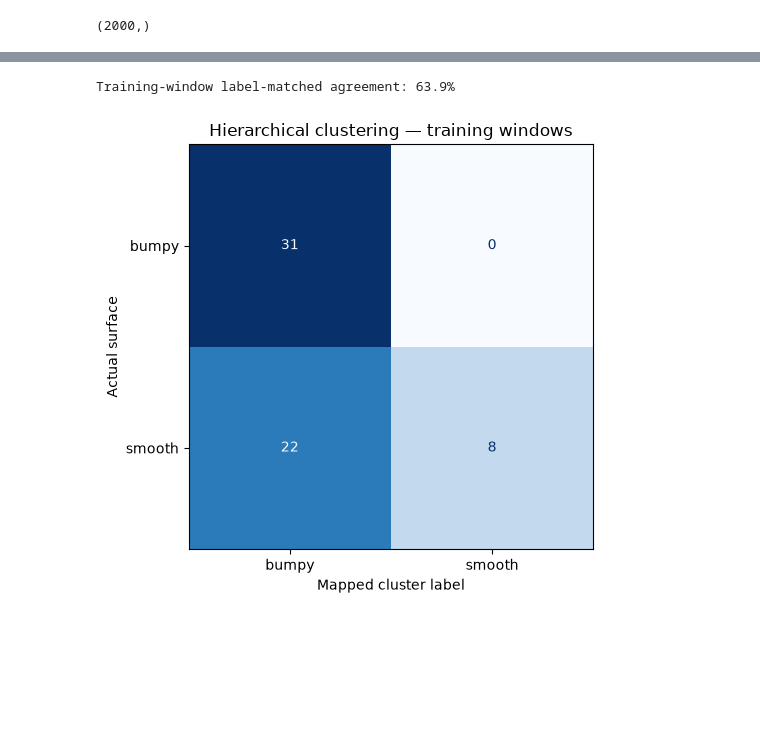
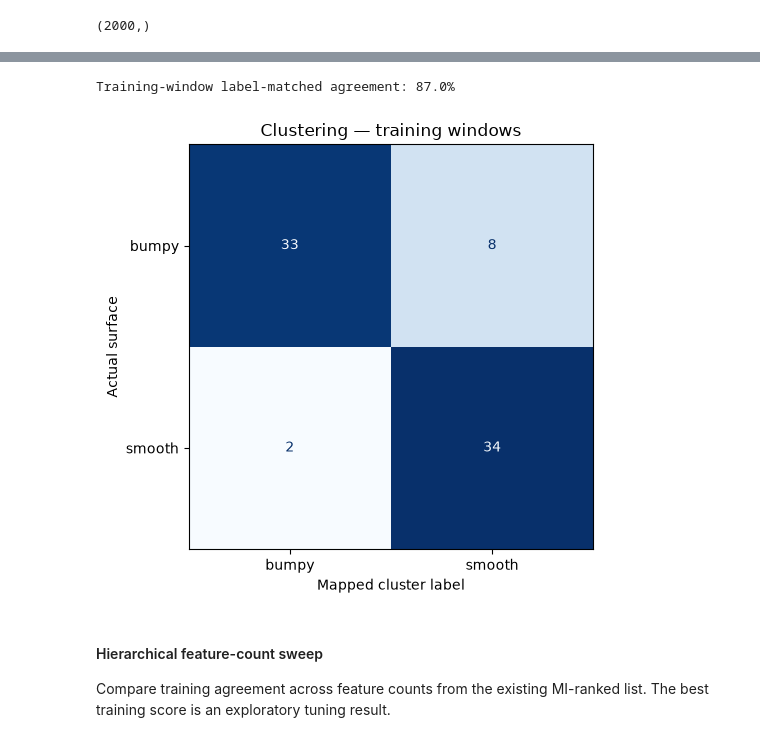
Before and after one commit to kostasparma/Machine_Learning_for_rides, a Jupyter notebook: group18_anna.ipynb, the cells around one changed output, grey strips where cells are left out. Cells and saved outputs as stored; diff of their text form; code cells hidden in the pictures; blank space fills up the shorter version.

Commit message:
Use more unsupervised methods

```diff
--- a/group18_anna.ipynb
+++ b/group18_anna.ipynb
@@ -567,13 +737,13 @@ def create_windows(df, sampling_rate=100, window_seconds=20, overlap_seconds=5):
 # %%
 all_windows = []
 
-for df in trimmed_recordings:
+for df in oriented_recordings:
 
     recording_windows = create_windows(
         df,
         sampling_rate=100,
         window_seconds=20,
-        overlap_seconds=5  #Try it with an overlap of 4 seconds
+        overlap_seconds=5
     )
 
     all_windows.extend(recording_windows)
@@ -637,6 +809,7 @@ acc.shape
 # %%
 def extract_features(window):
 
+    """Return per-window sensor statistics, magnitudes, and identifying labels."""
     window = window.copy()
 
     # Magnitudes
@@ -1257,5 +1436,5 @@ weighted avg       1.00      1.00      1.00         6
 # %%
-selected_features = 37
+selected_features = 7
 top_selected_featues = top_k_features[:selected_features]
 X_train_scaled[top_selected_featues]
 # %% [output]
@@ -1329,6 +1519,10 @@ window_labels = features_df.loc[X_train.index, "window_id"].tolist()
 # %%
 # write your Clustering function here
 def perform_clustering(data, method="single"):
+    """Fit the chosen linkage method and return two cluster assignments.
+
+    Return the linkage matrix, cluster IDs, and a display cut height.
+    Tied merge heights may prevent a horizontal line showing the split."""
     Z = linkage(data, method=method)
 
     # Explicitly create two clusters.
@@ -1341,14 +1535,12 @@ def perform_clustering(data, method="single"):
         print("Tied merge heights: a horizontal line cannot show "
               "the exact two-cluster split.")
 
-    print(f"Number of clusters formed: {len(np.unique(clusters))}")
-
     return Z, clusters, distance_threshold
 
 
 Z, clusters, distance_threshold = perform_clustering(
     X_train_scaled[top_selected_featues],
-    method="single"
+    method="complete"
 )
 
 window_labels = features_df.loc[
@@ -1363,6 +1558,11 @@ Number of clusters formed: 2
 from sklearn.metrics import ConfusionMatrixDisplay
 
 def evaluate_clustering(clusters, true_labels):
+    """Evaluate two clusters against encoded binary labels on the same rows.
+
+    Choose the better label permutation, plot its confusion matrix, and
+    return agreement and mapped labels. Intended for training exploration;
+    it chooses the mapping using the labels supplied to this function."""
     true_labels = np.asarray(true_labels)
 
     # Check both possible cluster-to-class mappings.
@@ -1383,33 +1583,37 @@ def evaluate_clustering(clusters, true_labels):
         true_labels,
         predicted_labels,
         labels=[0, 1]
     )
 
     fig, ax = plt.subplots(figsize=(6, 5))
 
     ConfusionMatrixDisplay(
         confusion_matrix=cm,
         display_labels=label_encoder.classes_
     ).plot(
         ax=ax,
         cmap="Blues",
         values_format="d",
         colorbar=False
     )
 
-    ax.set_title("Hierarchical clustering — training windows")
+    ax.set_title("Clustering — training windows")
     ax.set_xlabel("Mapped cluster label")
     ax.set_ylabel("Actual surface")
     plt.tight_layout()
     plt.show()
 
     return accuracy, predicted_labels
 
 
 clustering_accuracy, mapped_labels = evaluate_clustering(
     clusters,
     y_train_encoded
 )
 # %% [output]
-Training-window label-matched agreement: 63.9%
+Training-window label-matched agreement: 87.0%
-[figure, old version]
+[figure, new version]
+# %% [markdown]
+#### Hierarchical feature-count sweep
+
+Compare training agreement across feature counts from the existing MI-ranked list. The best training score is an exploratory tuning result.
```
Also changed, not shown: parts of 65 cells of this notebook, 9 other files.
